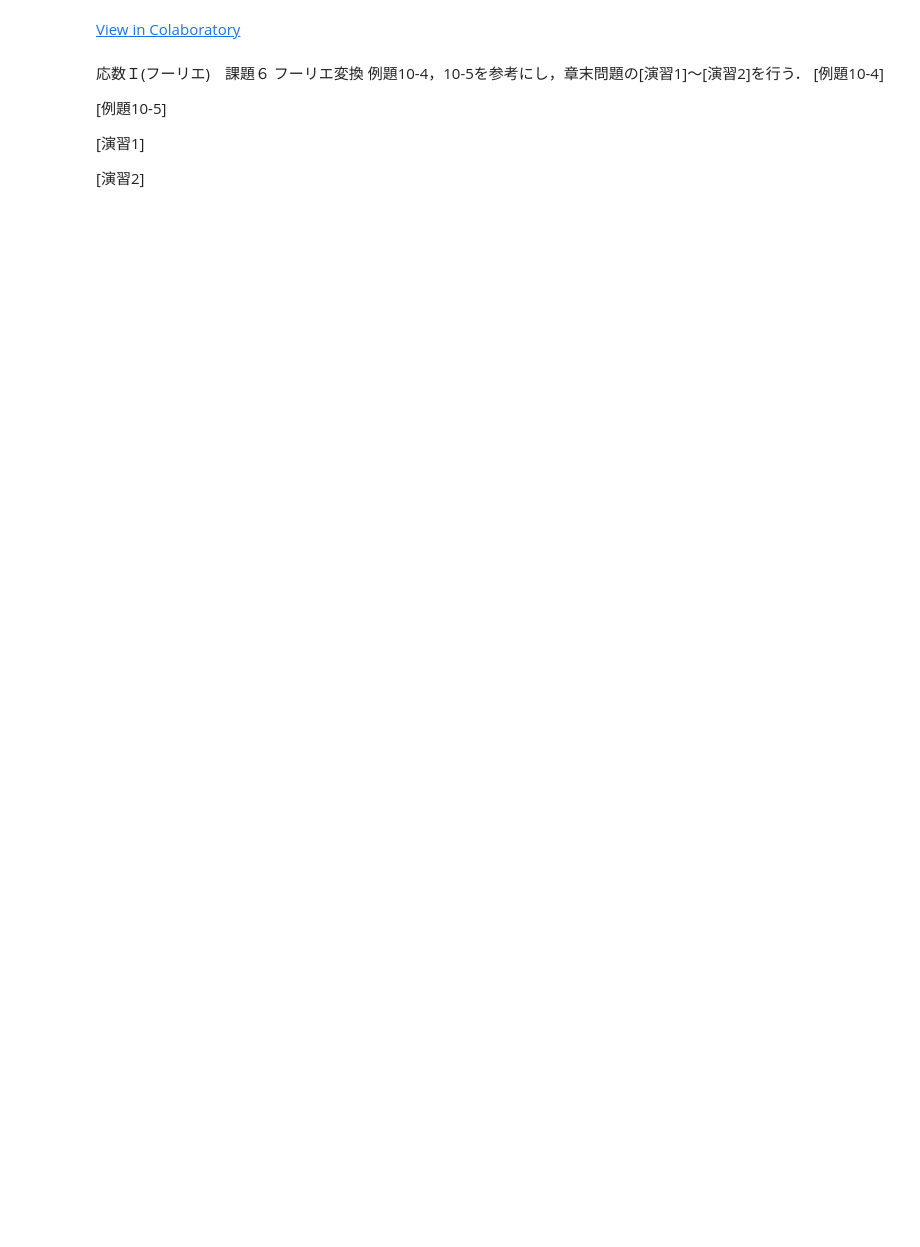
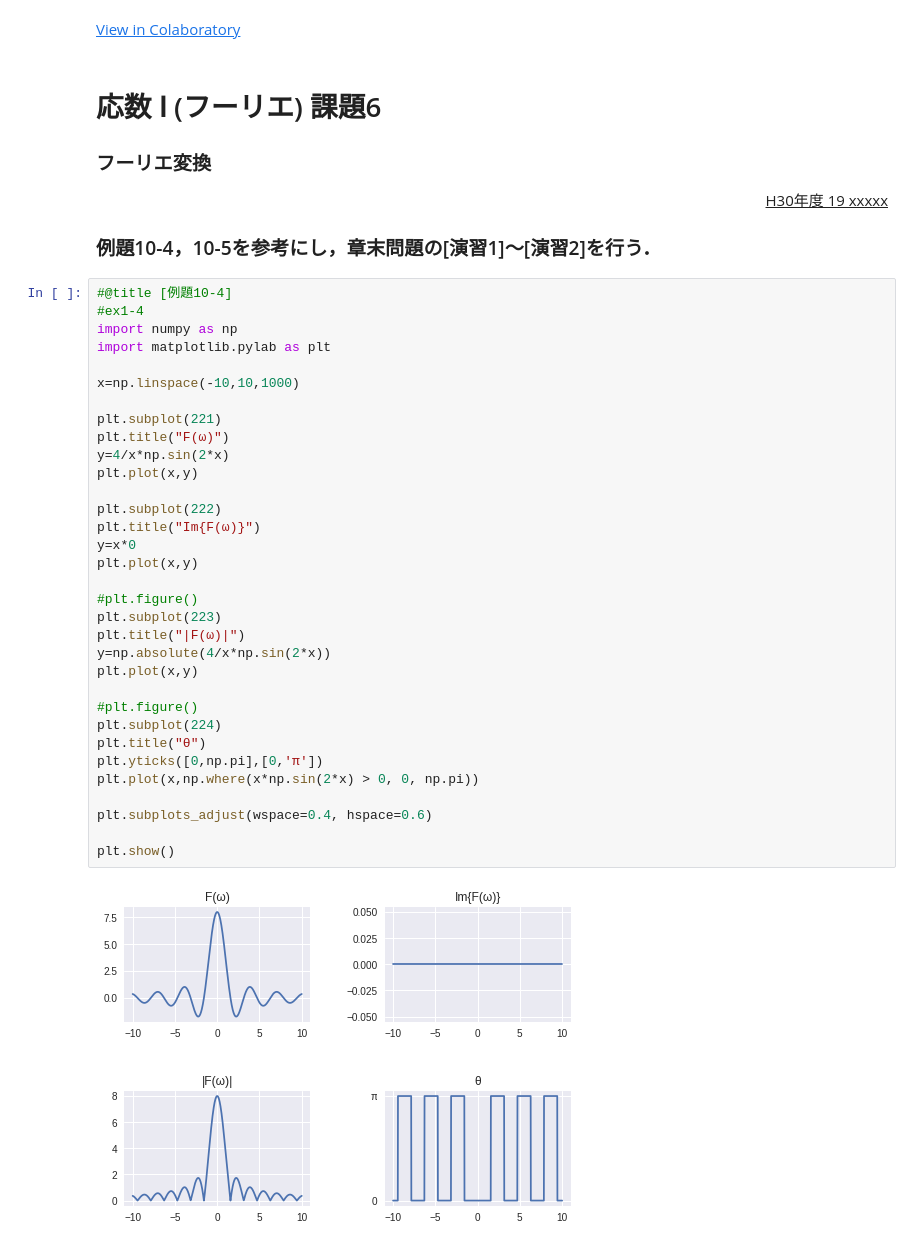
Before and after one commit to sakakendo/notebook, a Jupyter notebook: apm1_6.ipynb, the cells around one changed output. Saved outputs shown, nothing was run; the diff lists cells and outputs as text; blank space fills up the shorter version.

```diff
--- a/apm1_6.ipynb
+++ b/apm1_6.ipynb
@@ -1,16 +1,43 @@
 # %% [markdown]
 [View in Colaboratory](https://colab.research.google.com/github/sakakendo0321/notebook/blob/master/apm1_6.ipynb)
 # %% [markdown]
-応数Ｉ(フーリエ)　課題６
-フーリエ変換
-例題10-4，10-5を参考にし，章末問題の[演習1]～[演習2]を行う．
-[例題10-4]
+# 応数 Ⅰ (フーリエ) 課題6
+### フーリエ変換
+<div align='right'><u>H30年度 19 xxxxx</u></div>
 
-
-[例題10-5]
-
-
-[演習1]
-
-
-[演習2]
+### 例題10-4，10-5を参考にし，章末問題の[演習1]～[演習2]を行う．
+# %%
+#@title [例題10-4]
+#ex1-4
+import numpy as np
+import matplotlib.pylab as plt
+
+x=np.linspace(-10,10,1000)
+
+plt.subplot(221)
+plt.title("F(ω)")
+y=4/x*np.sin(2*x)
+plt.plot(x,y)
+
+plt.subplot(222)
+plt.title("Im{F(ω)}")
+y=x*0
+plt.plot(x,y)
+
+#plt.figure()
+plt.subplot(223)
+plt.title("|F(ω)|")
+y=np.absolute(4/x*np.sin(2*x))
+plt.plot(x,y)
+
+#plt.figure()
+plt.subplot(224)
+plt.title("θ")
+plt.yticks([0,np.pi],[0,'π'])
+plt.plot(x,np.where(x*np.sin(2*x) > 0, 0, np.pi))
+
+plt.subplots_adjust(wspace=0.4, hspace=0.6)
+
+plt.show()
+# %% [output]
+[figure, added]
```
Also changed, not shown: parts of 8 cells of this notebook.
